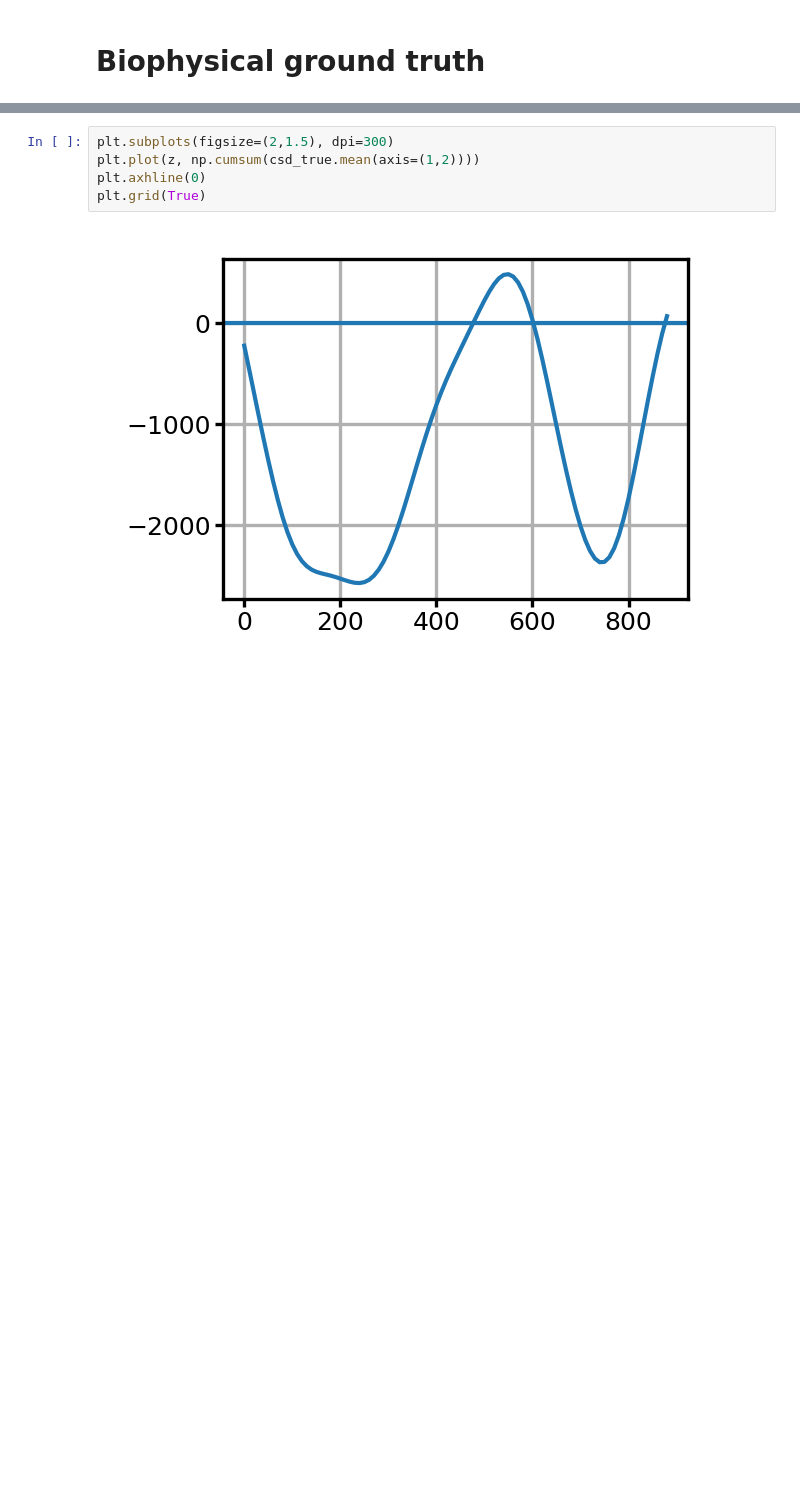
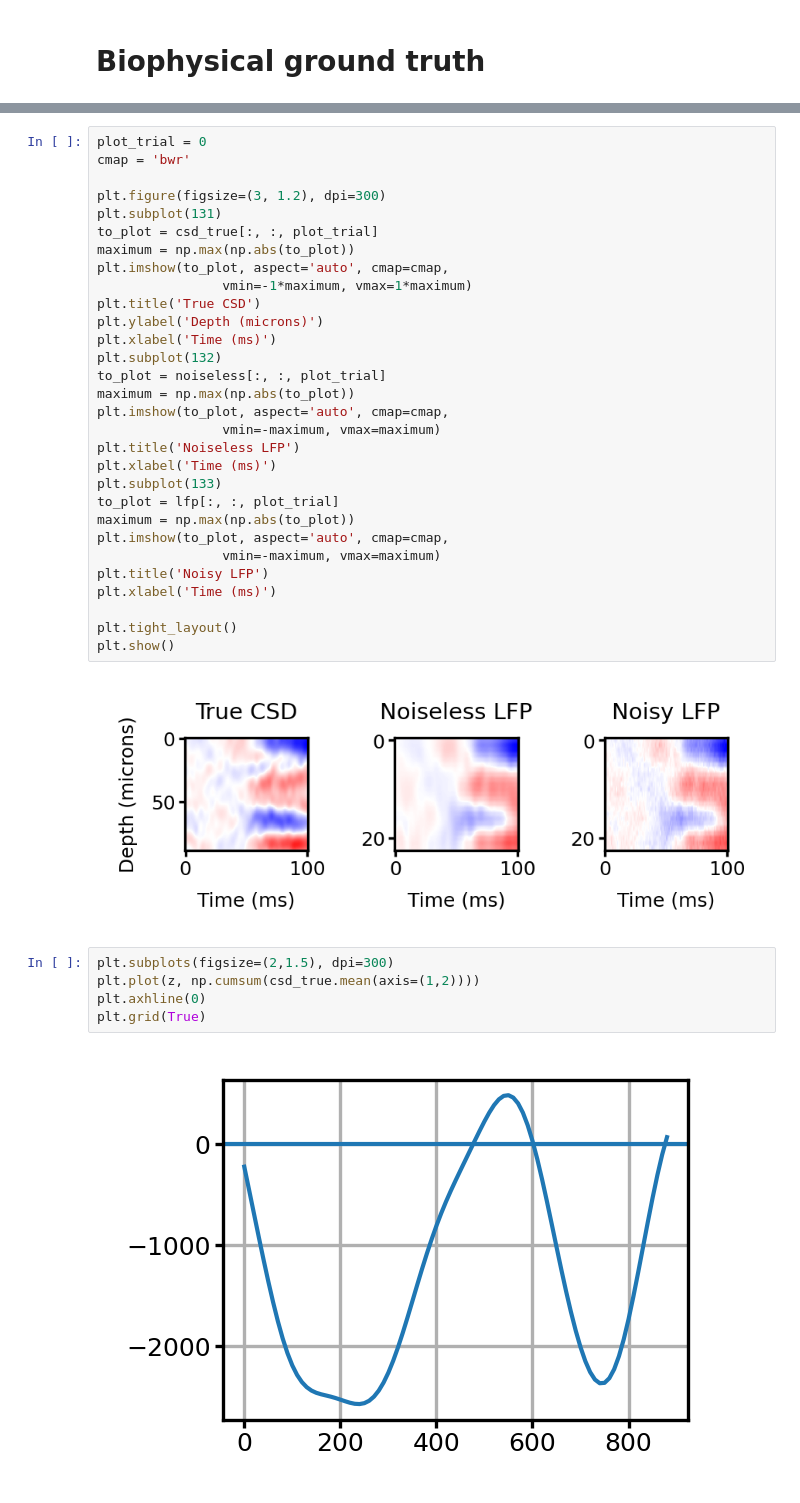
Before and after one commit to Qi-Xin/rCSD, a Jupyter notebook: simulated.ipynb, the cells around one changed output, grey strips where cells are left out. Cells and saved outputs as stored; diff of their text form; blank space fills up the shorter version.

```diff
--- a/simulated.ipynb
+++ b/simulated.ipynb
@@ -307,3 +328,35 @@ Biophysical ground truth CSD shape
+# %%
+plot_trial = 0
+cmap = 'bwr'
+
+plt.figure(figsize=(3, 1.2), dpi=300)
+plt.subplot(131)
+to_plot = csd_true[:, :, plot_trial]
+maximum = np.max(np.abs(to_plot))
+plt.imshow(to_plot, aspect='auto', cmap=cmap,
+                vmin=-1*maximum, vmax=1*maximum)
+plt.title('True CSD')
+plt.ylabel('Depth (microns)')
+plt.xlabel('Time (ms)')
+plt.subplot(132)
+to_plot = noiseless[:, :, plot_trial]
+maximum = np.max(np.abs(to_plot))
+plt.imshow(to_plot, aspect='auto', cmap=cmap,
+                vmin=-maximum, vmax=maximum)
+plt.title('Noiseless LFP')
+plt.xlabel('Time (ms)')
+plt.subplot(133)
+to_plot = lfp[:, :, plot_trial]
+maximum = np.max(np.abs(to_plot))
+plt.imshow(to_plot, aspect='auto', cmap=cmap,
+                vmin=-maximum, vmax=maximum)
+plt.title('Noisy LFP')
+plt.xlabel('Time (ms)')
+
+plt.tight_layout()
+plt.show()
+# %% [output]
+[figure, added]
 # %%
 plt.subplots(figsize=(2,1.5), dpi=300)
 plt.plot(z, np.cumsum(csd_true.mean(axis=(1,2))))
```
Also changed, not shown: parts of 33 cells of this notebook, 7 other files.
